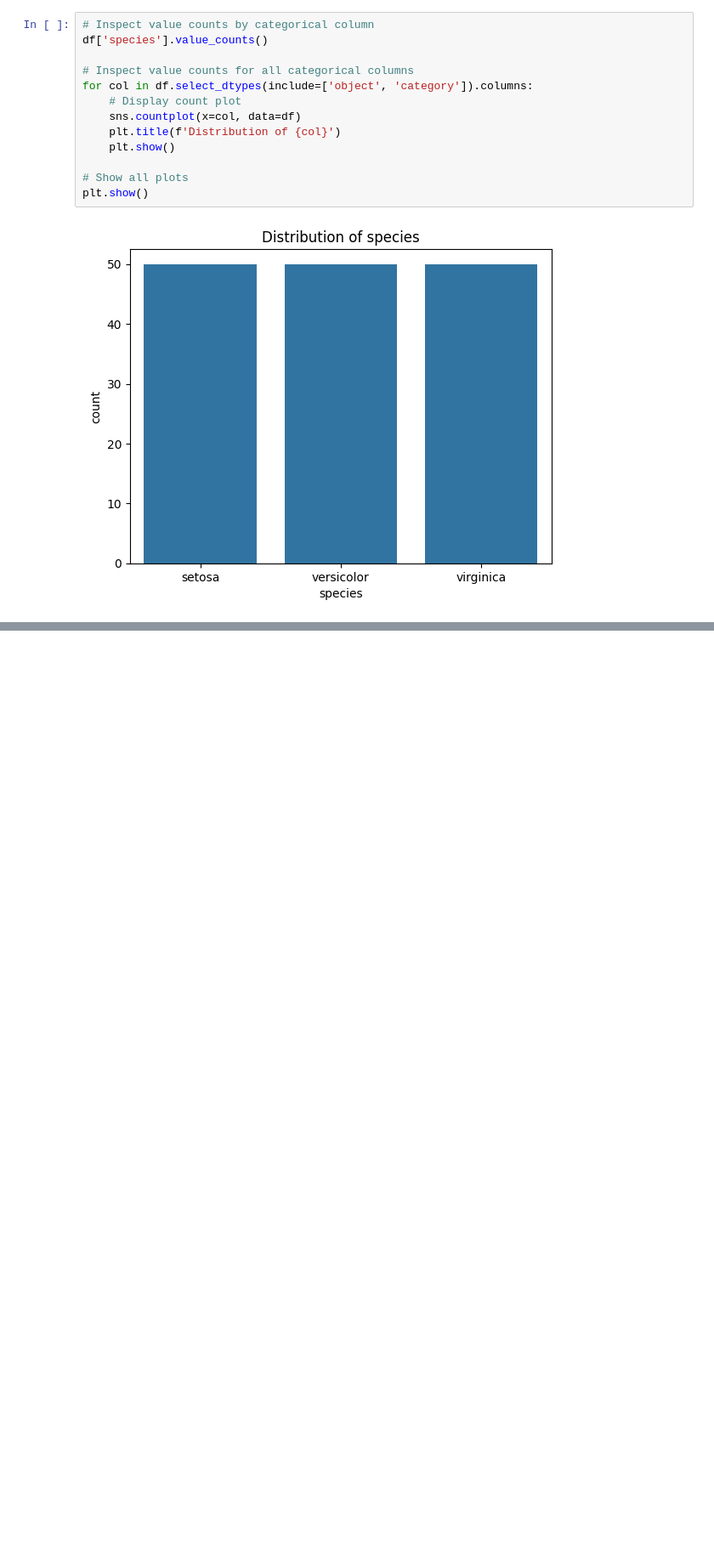
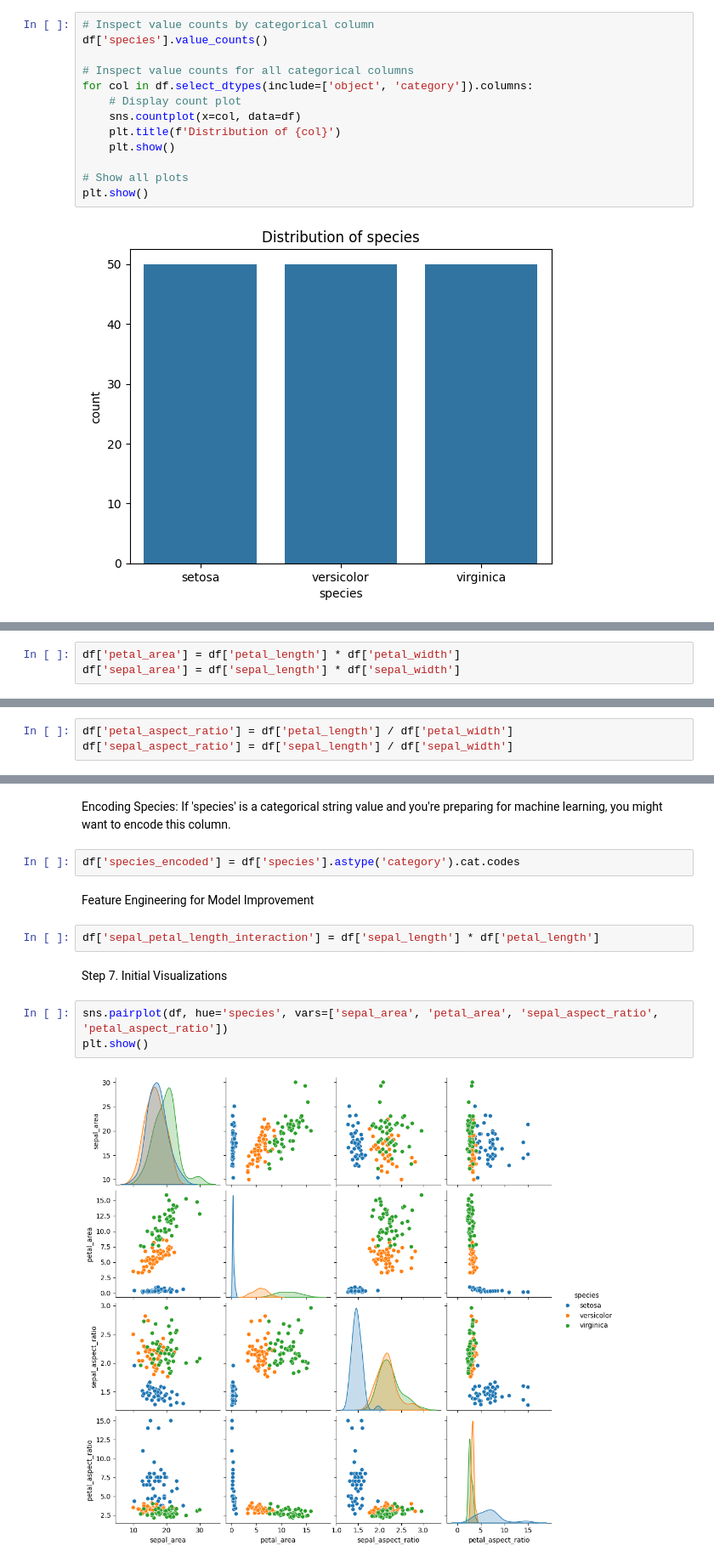
Before and after one commit to albertokabore/datafun-06-eda, a Jupyter notebook: Albertkabore_eda.ipynb, the cells around one changed output, grey strips where cells are left out. Shown: that part at 85% size. Cells and saved outputs as stored; diff of their text form; blank space fills up the shorter version.

Commit message:
Complete project setup and initial analysis

```diff
--- a/Albertkabore_eda.ipynb
+++ b/Albertkabore_eda.ipynb
@@ -79,0 +172,3 @@ plt.show()
+# %%
+df['petal_area'] = df['petal_length'] * df['petal_width']
+df['sepal_area'] = df['sepal_length'] * df['sepal_width']
@@ -79,0 +177,3 @@ plt.show()
+# %%
+df['petal_aspect_ratio'] = df['petal_length'] / df['petal_width']
+df['sepal_aspect_ratio'] = df['sepal_length'] / df['sepal_width']
@@ -79,0 +182,15 @@ plt.show()
+# %% [markdown]
+Encoding Species: If 'species' is a categorical string value and you're preparing for machine learning, you might want to encode this column.
+# %%
+df['species_encoded'] = df['species'].astype('category').cat.codes
+# %% [markdown]
+Feature Engineering for Model Improvement
+# %%
+df['sepal_petal_length_interaction'] = df['sepal_length'] * df['petal_length']
+# %% [markdown]
+Step 7. Initial Visualizations
+# %%
+sns.pairplot(df, hue='species', vars=['sepal_area', 'petal_area', 'sepal_aspect_ratio', 'petal_aspect_ratio'])
+plt.show()
+# %% [output]
+[figure, added]
```
Also changed, not shown: parts of 22 cells of this notebook, 1 other file.
